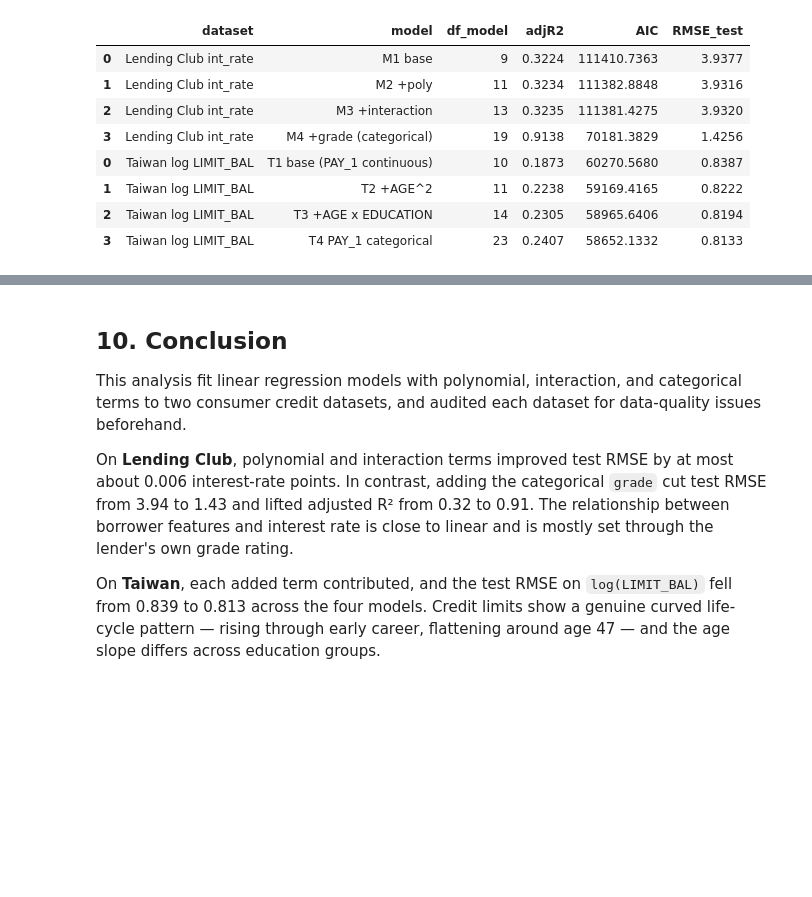
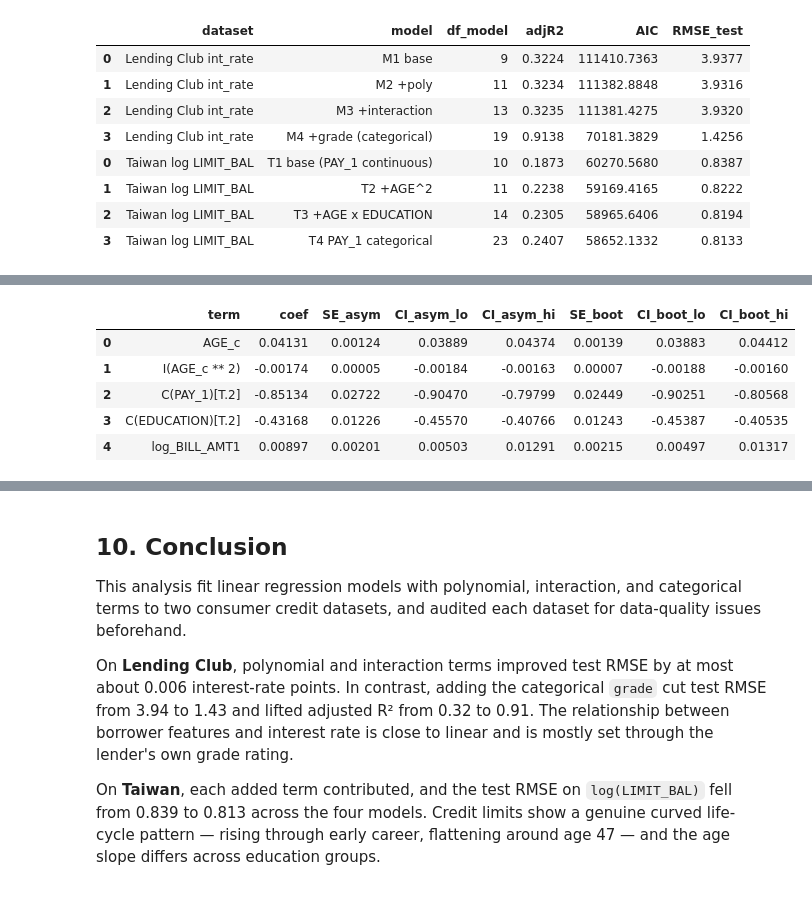
Before and after one commit to kumargaurav-bu-edu/ms_datascience, a Jupyter notebook: week_08282026/DX799O1/homework/kumar_gaurav_week1_dx799O1_v2.ipynb, the cells around one changed output, grey strips where cells are left out. Saved outputs shown, nothing was run; the diff lists cells and outputs as text; code cells hidden in the pictures; blank space fills up the shorter version.

Commit message:
week11 done

```diff
--- a/week_08282026/DX799O1/homework/kumar_gaurav_week1_dx799O1_v2.ipynb
+++ b/week_08282026/DX799O1/homework/kumar_gaurav_week1_dx799O1_v2.ipynb
@@ -766,0 +891,91 @@ display(summary[["dataset", "model", "df_model", "adjR2", "AIC", "RMSE_test"]].r
+# %%
+# --- execute this block ---
+# Bootstrap SE on Nested-Model Coefficients (Week 1 topic content)
+#
+# 500 non-parametric bootstrap resamples of the training frame, re-fit M4 on LC and
+# T4 on Taiwan, report 95% percentile CIs on the headline coefficients. Compares
+# against statsmodels' asymptotic CIs from the original fit to show when the normal
+# approximation is trustworthy vs when it is not.
+rng = np.random.default_rng(SEED)
+B = 500
+
+# -- Lending Club M4 --
+lc_targets = ["C(grade)[T.G]", "I(dti_c ** 2)", "log_annual_inc_c:C(term)[T. 60 months]"]
+m4 = lc_models["M4 +grade (categorical)"]
+# only track targets that are actually in the fitted parameter index
+lc_targets = [t for t in lc_targets if t in m4.params.index]
+lc_boot = {t: [] for t in lc_targets}
+n_lc = len(lc_tr)
+for b in range(B):
+    idx = rng.integers(0, n_lc, size=n_lc)
+    boot = lc_tr.iloc[idx]
+    try:
+        mb = smf.ols(
+            "int_rate ~ loan_amnt + log_annual_inc_c + dti_c + revol_util_c + inq_last_6mths "
+            "+ open_acc + total_acc + mort_acc + C(term) + I(revol_util_c**2) + I(dti_c**2) "
+            "+ dti_c:revol_util_c + log_annual_inc_c:C(term) + C(grade)",
+            data=boot,
+        ).fit()
+        for t in lc_targets:
+            lc_boot[t].append(mb.params.get(t, np.nan))
+    except Exception:
+        for t in lc_targets:
+            lc_boot[t].append(np.nan)
+
+lc_rows = []
+for t in lc_targets:
+    arr = np.array(lc_boot[t])
+    arr = arr[~np.isnan(arr)]
+    lc_rows.append([
+        t,
+        m4.params[t],
+        m4.bse[t],
+        m4.conf_int().loc[t, 0],
+        m4.conf_int().loc[t, 1],
+        arr.std(),
+        np.percentile(arr, 2.5),
+        np.percentile(arr, 97.5),
+    ])
+print(f"Lending Club M4 — bootstrap SE on {B} resamples:")
+display(pd.DataFrame(lc_rows, columns=["term", "coef", "SE_asym", "CI_asym_lo", "CI_asym_hi",
+                                        "SE_boot", "CI_boot_lo", "CI_boot_hi"]).round(5))
+
+# -- Taiwan T4 --
+tw_targets = ["AGE_c", "I(AGE_c ** 2)", "C(PAY_1)[T.2]", "C(EDUCATION)[T.2]", "log_BILL_AMT1"]
+t4 = tw_models["T4 PAY_1 categorical"]
+tw_targets = [t for t in tw_targets if t in t4.params.index]
+tw_boot = {t: [] for t in tw_targets}
+n_tw = len(tw_tr)
+for b in range(B):
+    idx = rng.integers(0, n_tw, size=n_tw)
+    boot = tw_tr.iloc[idx]
+    try:
+        mb = smf.ols(
+            "log_LIMIT_BAL ~ AGE_c + I(AGE_c**2) + C(SEX) + C(EDUCATION) + C(MARRIAGE) "
+            "+ C(PAY_1) + log_BILL_AMT1 + log_PAY_AMT1 + AGE_c:C(EDUCATION)",
+            data=boot,
+        ).fit()
+        for t in tw_targets:
+            tw_boot[t].append(mb.params.get(t, np.nan))
+    except Exception:
+        for t in tw_targets:
+            tw_boot[t].append(np.nan)
+
+tw_rows = []
+for t in tw_targets:
+    arr = np.array(tw_boot[t])
+    arr = arr[~np.isnan(arr)]
+    tw_rows.append([
+        t,
+        t4.params[t],
+        t4.bse[t],
+        t4.conf_int().loc[t, 0],
+        t4.conf_int().loc[t, 1],
+        arr.std(),
+        np.percentile(arr, 2.5),
+        np.percentile(arr, 97.5),
+    ])
+print(f"\nTaiwan T4 — bootstrap SE on {B} resamples:")
+display(pd.DataFrame(tw_rows, columns=["term", "coef", "SE_asym", "CI_asym_lo", "CI_asym_hi",
+                                        "SE_boot", "CI_boot_lo", "CI_boot_hi"]).round(5))
+# %% [output]
@@ -766,0 +988,6 @@ display(summary[["dataset", "model", "df_model", "adjR2", "AIC", "RMSE_test"]].r
+|  | term | coef | SE_asym | CI_asym_lo | CI_asym_hi | SE_boot | CI_boot_lo | CI_boot_hi |
+| 0 | AGE_c | 0.04131 | 0.00124 | 0.03889 | 0.04374 | 0.00139 | 0.03883 | 0.04412 |
+| 1 | I(AGE_c ** 2) | -0.00174 | 0.00005 | -0.00184 | -0.00163 | 0.00007 | -0.00188 | -0.00160 |
+| 2 | C(PAY_1)[T.2] | -0.85134 | 0.02722 | -0.90470 | -0.79799 | 0.02449 | -0.90251 | -0.80568 |
+| 3 | C(EDUCATION)[T.2] | -0.43168 | 0.01226 | -0.45570 | -0.40766 | 0.01243 | -0.45387 | -0.40535 |
+| 4 | log_BILL_AMT1 | 0.00897 | 0.00201 | 0.00503 | 0.01291 | 0.00215 | 0.00497 | 0.01317 |
```
Also changed, not shown: parts of 8 cells of this notebook, 34 other files.
